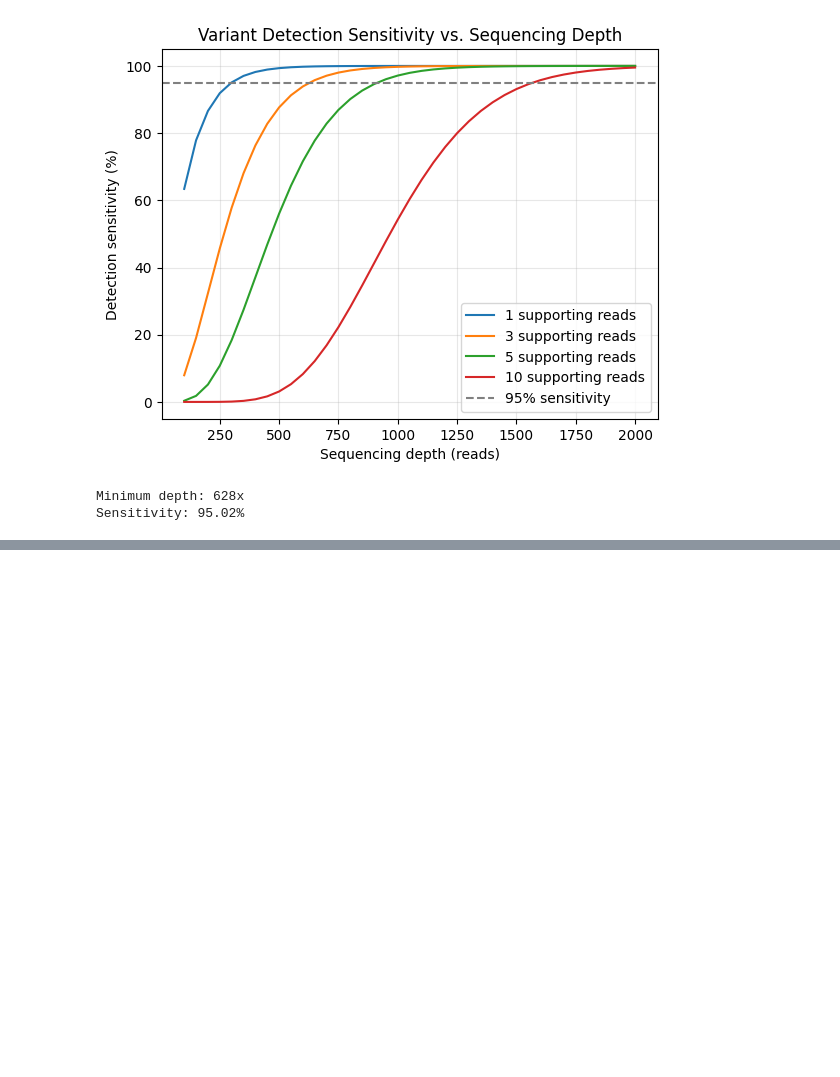
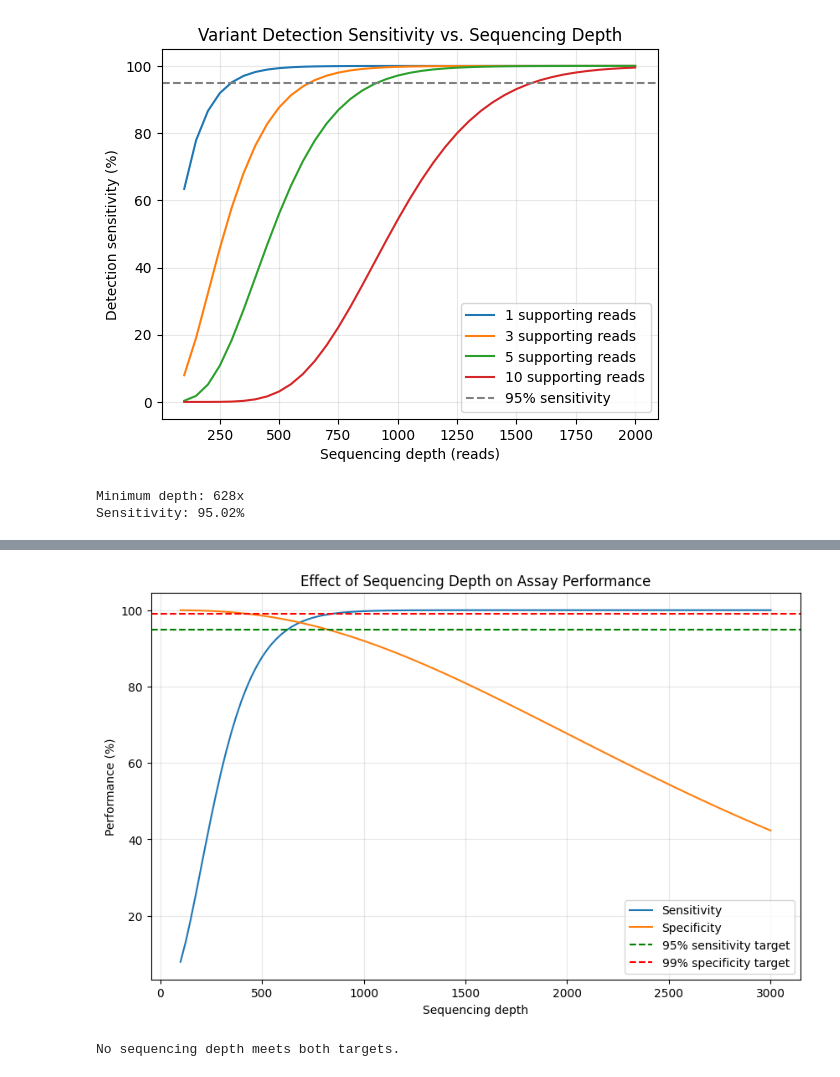
Before and after one commit to wilelz/ngs-assay-performance, a Jupyter notebook: 01_variant_detection.ipynb, the cells around one changed output, grey strips where cells are left out. Drawn from its saved outputs; the diff is of its cells as text; code cells hidden in the pictures; blank space fills up the shorter version.

```diff
--- a/01_variant_detection.ipynb
+++ b/01_variant_detection.ipynb
@@ -149,0 +218,52 @@ Sensitivity: 95.02%
+# %%
+
+import numpy as np
+import matplotlib.pyplot as plt
+from scipy.stats import binom
+
+vaf = 0.01
+error_rate = 0.001
+threshold = 3
+
+depths = np.arange(100, 3001, 25)
+
+# Probability of detecting a true variant
+sensitivity = binom.sf(
+    threshold - 1, depths, vaf
+)
+
+# Probability of correctly rejecting a mutation-free sample
+specificity = binom.cdf(
+    threshold - 1, depths, error_rate
+)
+
+plt.figure(figsize=(10, 6))
+
+plt.plot(depths, sensitivity * 100, label="Sensitivity")
+plt.plot(depths, specificity * 100, label="Specificity")
+
+plt.axhline(95, linestyle="--", color="green",
+            label="95% sensitivity target")
+plt.axhline(99, linestyle="--", color="red",
+            label="99% specificity target")
+
+plt.xlabel("Sequencing depth")
+plt.ylabel("Performance (%)")
+plt.title("Effect of Sequencing Depth on Assay Performance")
+plt.legend()
+plt.grid(alpha=0.3)
+plt.show()
+
+# Check whether any depths meet both targets
+valid = depths[
+    (sensitivity >= 0.95) &
+    (specificity >= 0.99)
+]
+
+if len(valid) > 0:
+    print(f"First qualifying depth: {valid[0]}x")
+else:
+    print("No sequencing depth meets both targets.")
+# %% [output]
+[figure, added]
+No sequencing depth meets both targets.
```
Also changed, not shown: parts of 3 cells of this notebook.
